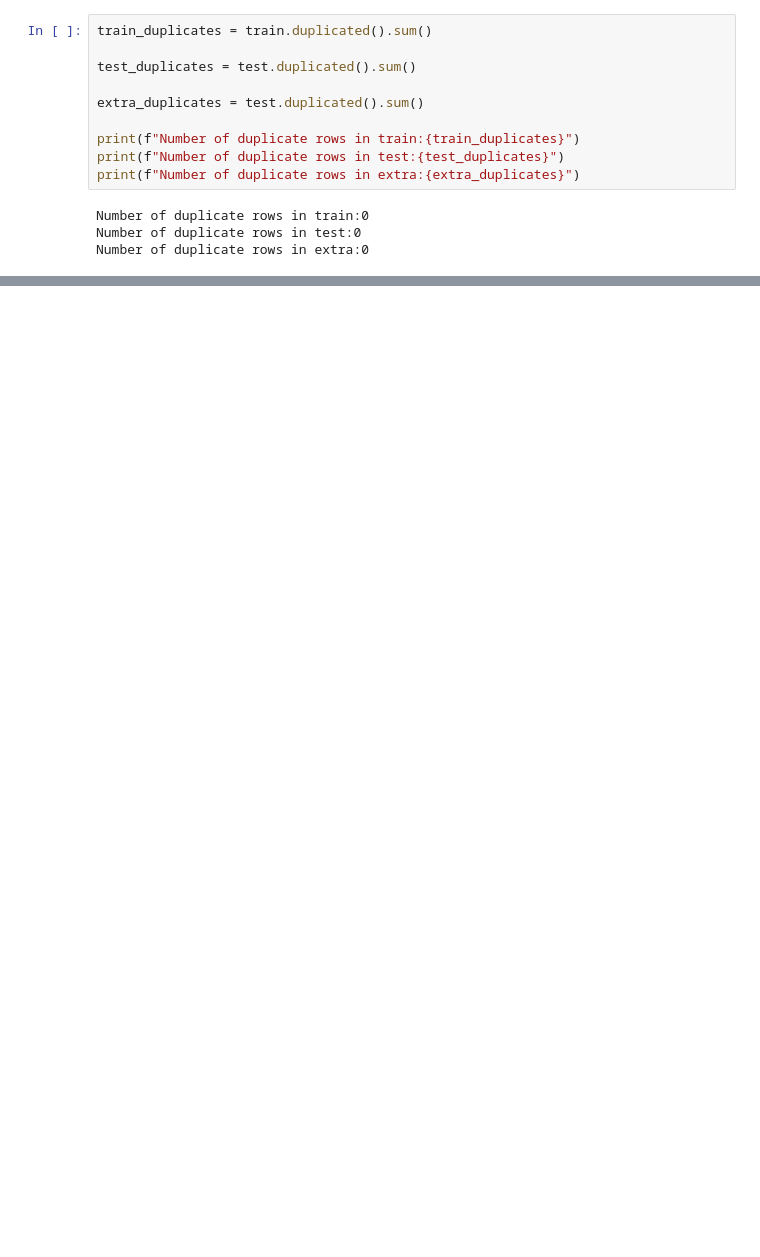
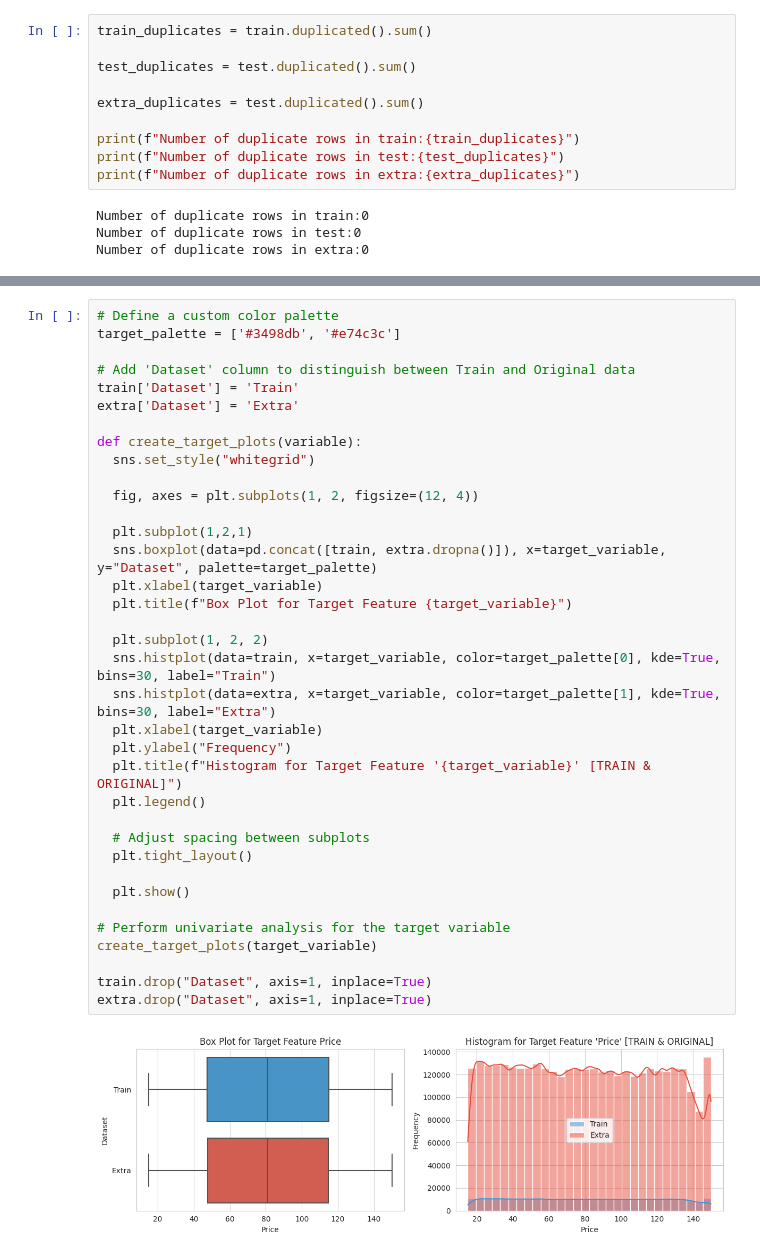
Before and after one commit to nakakonakako/kaggle, a Jupyter notebook: backpack/backpack.ipynb, the cells around one changed output, grey strips where cells are left out. Saved outputs shown, nothing was run; the diff lists cells and outputs as text; blank space fills up the shorter version.

```diff
--- a/backpack/backpack.ipynb
+++ b/backpack/backpack.ipynb
@@ -131,0 +234,38 @@ train.describe().T
+# %%
+# Define a custom color palette
+target_palette = ['#3498db', '#e74c3c']
+
+# Add 'Dataset' column to distinguish between Train and Original data
+train['Dataset'] = 'Train'
+extra['Dataset'] = 'Extra'
+
+def create_target_plots(variable):
+  sns.set_style("whitegrid")
+
+  fig, axes = plt.subplots(1, 2, figsize=(12, 4))
+
+  plt.subplot(1,2,1)
+  sns.boxplot(data=pd.concat([train, extra.dropna()]), x=target_variable, y="Dataset", palette=target_palette)
+  plt.xlabel(target_variable)
+  plt.title(f"Box Plot for Target Feature {target_variable}")
+
+  plt.subplot(1, 2, 2)
+  sns.histplot(data=train, x=target_variable, color=target_palette[0], kde=True, bins=30, label="Train")
+  sns.histplot(data=extra, x=target_variable, color=target_palette[1], kde=True, bins=30, label="Extra")
+  plt.xlabel(target_variable)
+  plt.ylabel("Frequency")
+  plt.title(f"Histogram for Target Feature '{target_variable}' [TRAIN & ORIGINAL]")
+  plt.legend()
+
+  # Adjust spacing between subplots
+  plt.tight_layout()
+
+  plt.show()
+
+# Perform univariate analysis for the target variable
+create_target_plots(target_variable)
+
+train.drop("Dataset", axis=1, inplace=True)
+extra.drop("Dataset", axis=1, inplace=True)
+# %% [output]
+[figure, added]
```
Also changed, not shown: parts of 6 cells of this notebook.
